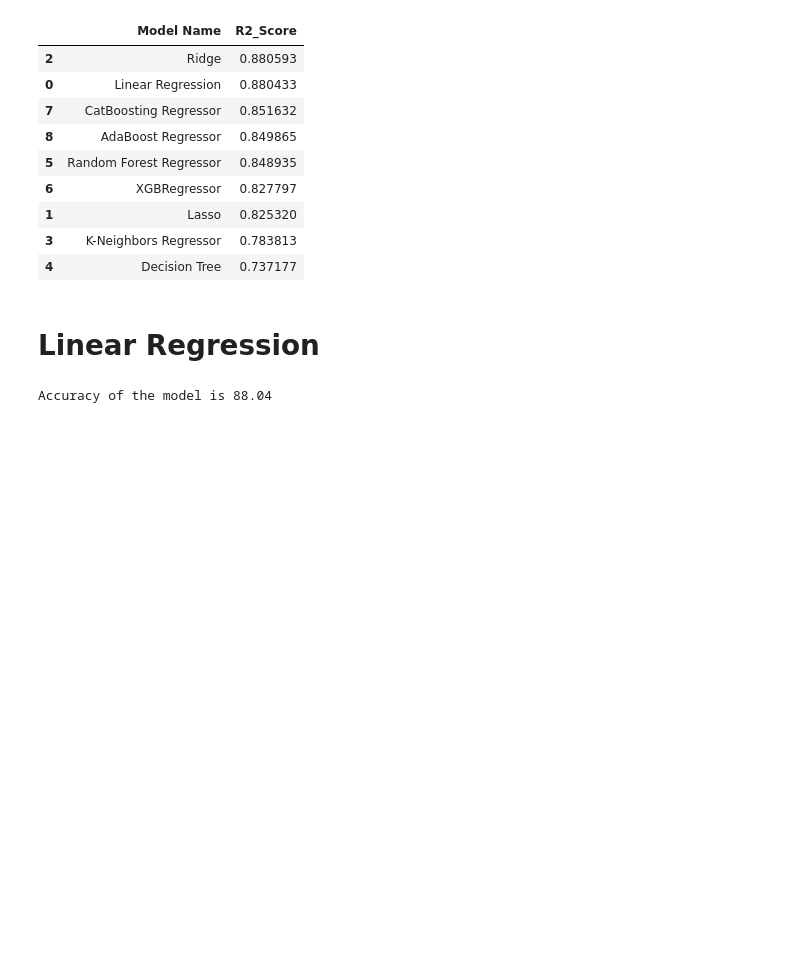
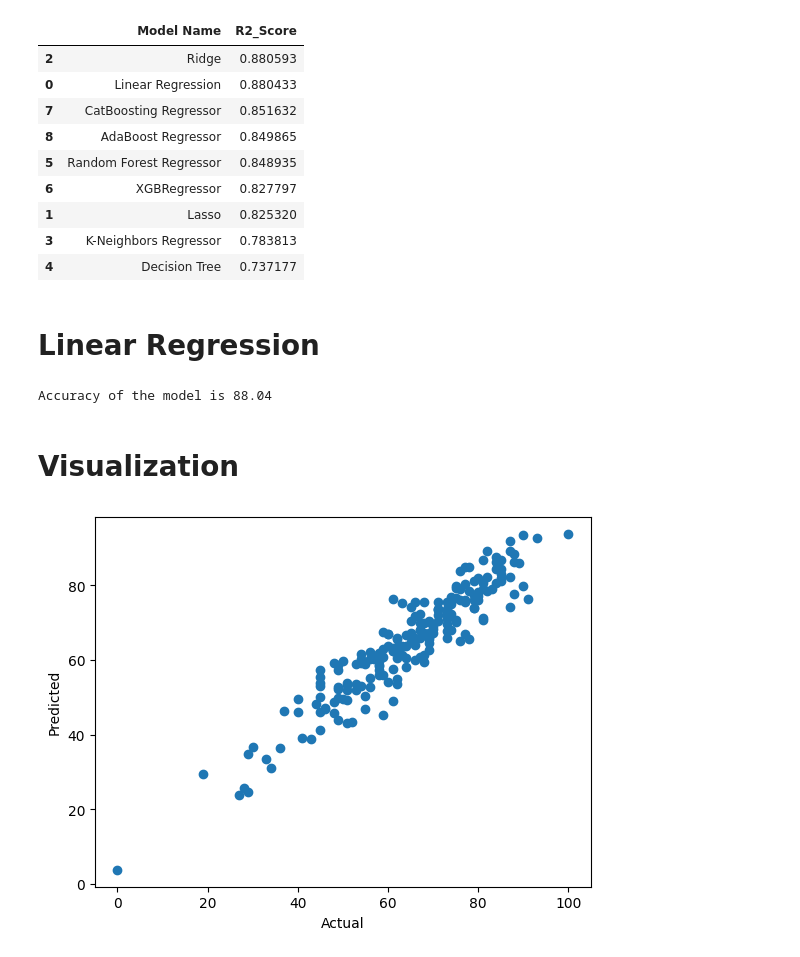
Before and after one commit to emadsaleb/ML-Projects, a Jupyter notebook: notebook/Model_Training.ipynb, the cells around one changed output. Cells and saved outputs as stored; diff of their text form; code cells hidden in the pictures; blank space fills up the shorter version.

```diff
--- a/notebook/Model_Training.ipynb
+++ b/notebook/Model_Training.ipynb
@@ -202,3 +202,12 @@ score = r2_score(y_test , y_pred)*100
 print("Accuracy of the model is %.2f" %score)
 # %% [output]
 Accuracy of the model is 88.04
+# %% [markdown]
+# Visualization
+# %%
+plt.scatter(y_test , y_pred )
+plt.xlabel('Actual')
+plt.ylabel('Predicted')
+plt.show()
+# %% [output]
+[figure, added]
```
Also changed, not shown: parts of 3 cells of this notebook, 5 other files.
